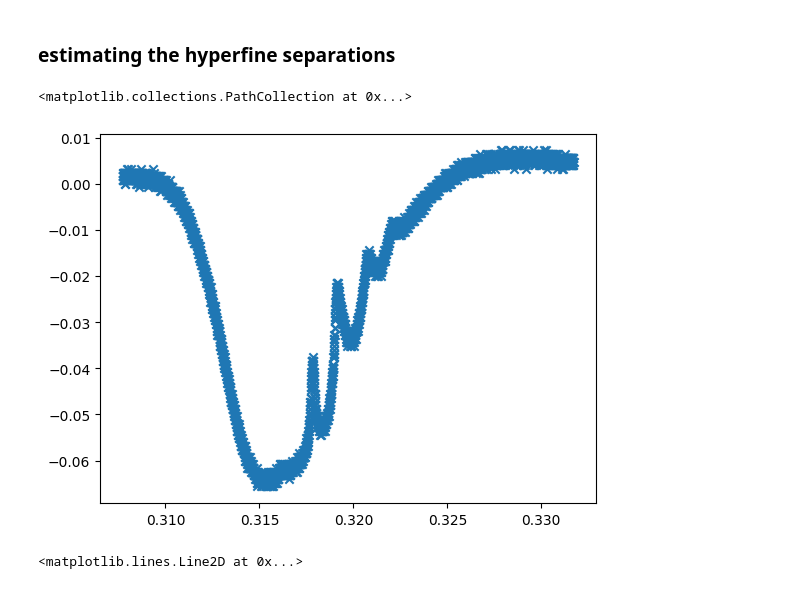
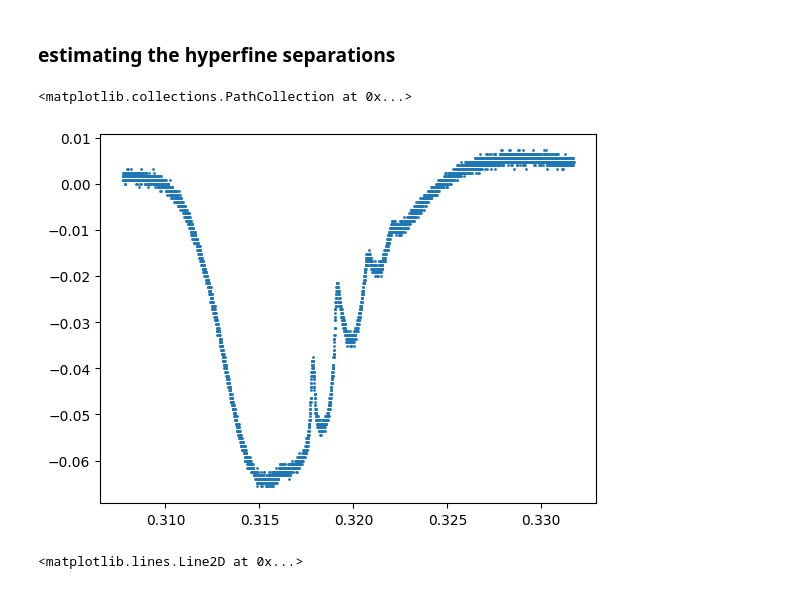
Before and after one commit to pi63on/qo_labs, a Jupyter notebook: rough2_day1.ipynb, the cells around one changed output. Drawn from its saved outputs; the diff is of its cells as text; code cells hidden in the pictures.

```diff
--- a/rough2_day1.ipynb
+++ b/rough2_day1.ipynb
@@ -130,10 +146,10 @@ plt.show()
 ### estimating the hyperfine separations
 # %%
 #smaller peak F3 group
-plt.scatter(df_y1['[s]'], df_y1['CH1[V]'], marker = 'x')
+plt.scatter(df_y1['[s]'], df_y1['CH1[V]'],s=1)
 # %% [output]
 <matplotlib.collections.PathCollection at 0x...>
-[figure, old version]
+[figure, new version]
 # %%
 plt.scatter(df_y1['[s]'], df_y1['CH1[V]'], marker = 'x')
 plt.xlim(0.3,0.306)
```
Also changed, not shown: parts of 9 cells of this notebook, 7 other files.
